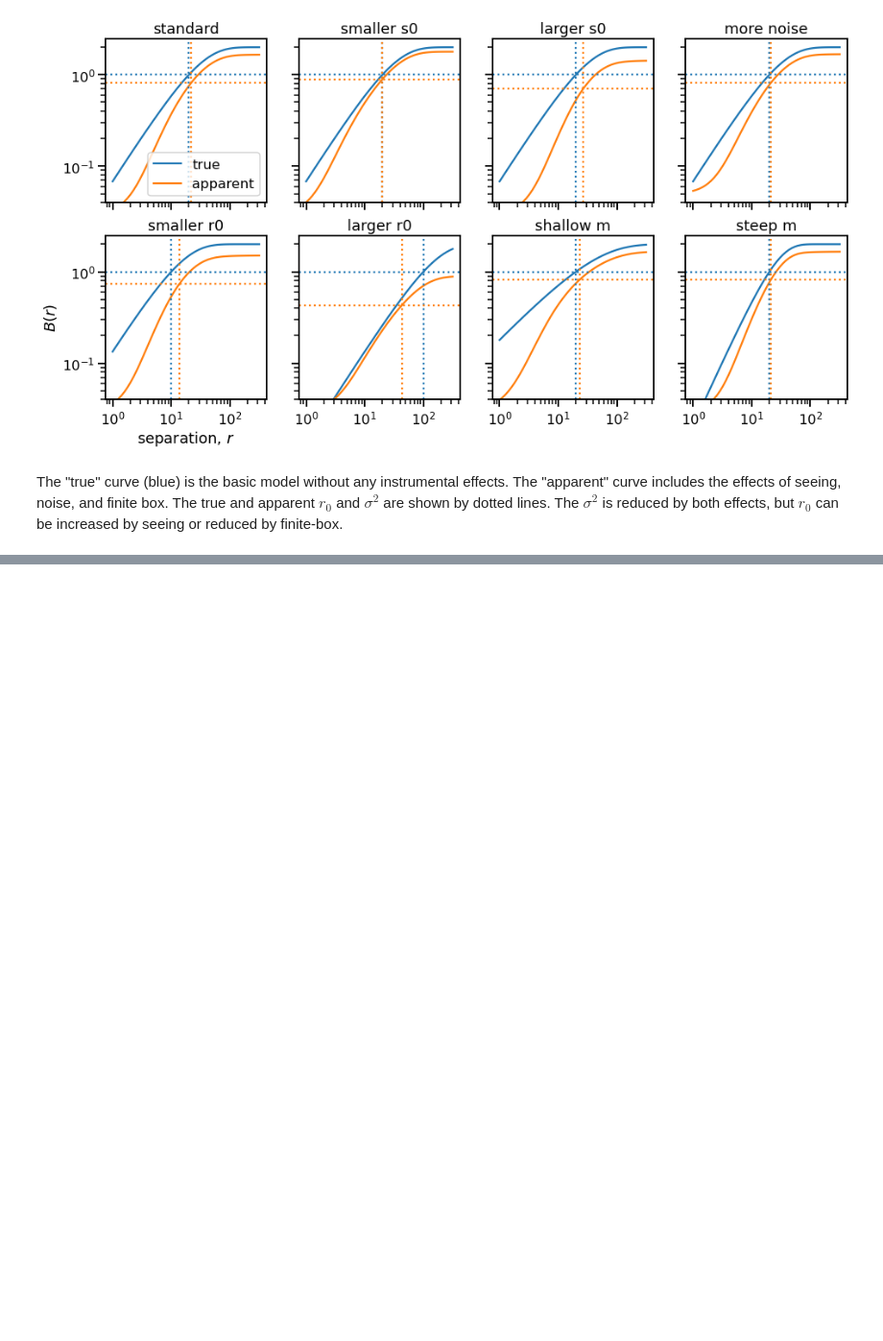
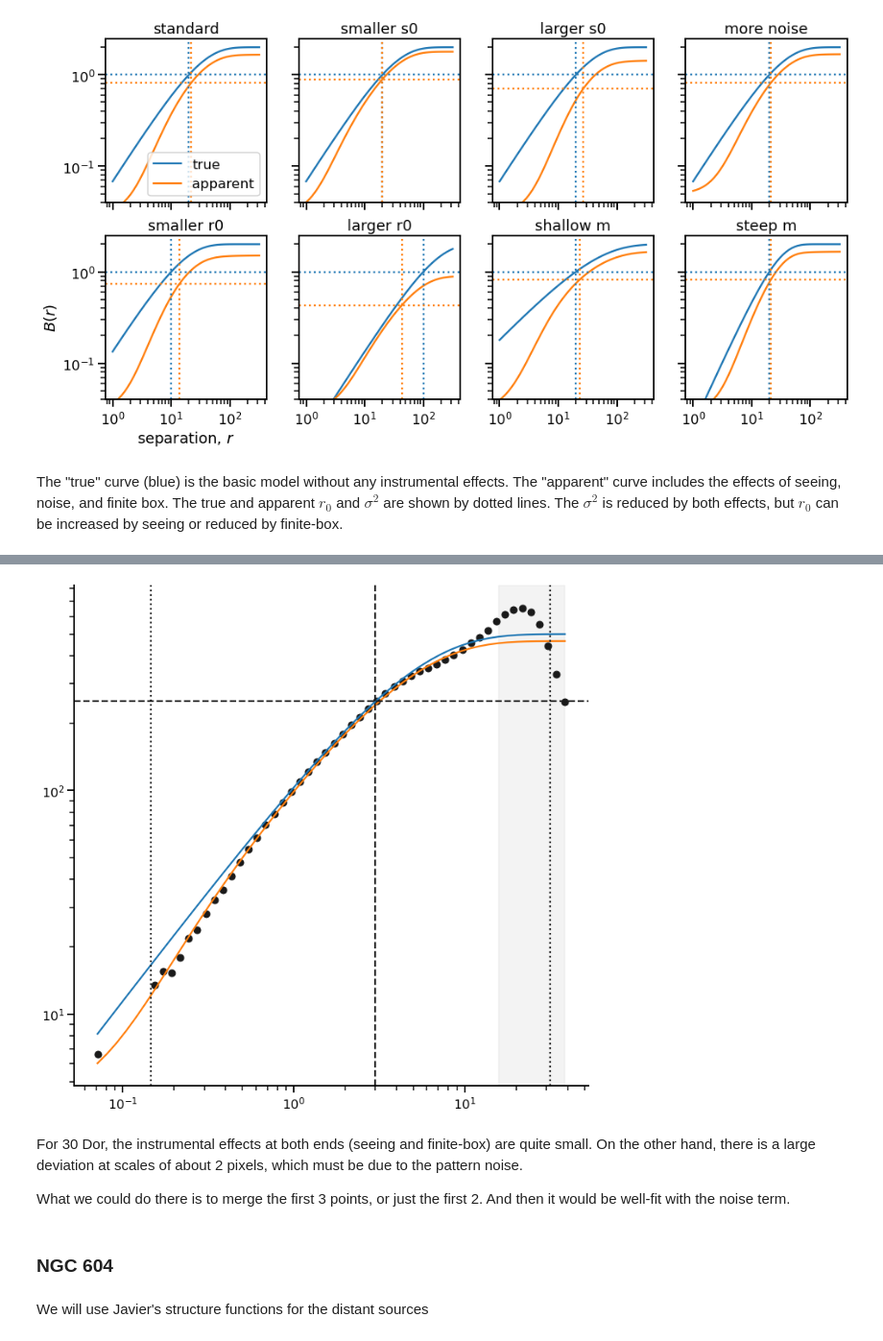
Before and after one commit to will-henney/mariano-velocity-statistics, a Jupyter notebook: new-model-strucfuncs.ipynb, the cells around one changed output, grey strips where cells are left out. Shown at 96% size. Cells and saved outputs as stored; diff of their text form; code cells hidden in the pictures; blank space fills up the shorter version.

```diff
--- a/new-model-strucfuncs.ipynb
+++ b/new-model-strucfuncs.ipynb
@@ -131,0 +290,4 @@ The "true" curve (blue) is the basic model without any instrumental effects.  Th
+# %%
+with open("tarantula-strucfunc-ha.json") as f:
+    sf = values2arrays(json.load(f))
+mask = sf["N pairs"] > 0
@@ -131,0 +302,62 @@ The "true" curve (blue) is the basic model without any instrumental effects.  Th
+# %%
+fig, ax = plt.subplots(figsize=(12, 12))
+
+
+r = 10**sf["log10 r"][mask]
+r *= pix_scale_pc
+B = sf["Unweighted B(r)"][mask]
+
+# Merge first K points
+K = 3
+r[K] = np.mean(r[:K])
+B[K] = np.mean(B[:K])
+r = r[K:]
+B = B[K:]
+
+# Observed strucfunc
+ax.plot(r, B, linestyle="none", marker="o", color="k")
+
+# Model parameters
+L = 650 * pix_scale_pc
+s0 = 0.3 * pc_per_arcsec
+r0 = 3.0
+m = 1.0
+sig2 = 250
+noise = 4.0
+
+# Model strucfunc
+rgrid = np.logspace(np.log10(r[0]), np.log10(r[-1]))
+
+true_b = ax.plot(
+    rgrid, bfunc00s(rgrid, r0, sig2, m),
+    label="true",
+)
+c_true = true_b[0].get_color()
+app_b = ax.plot(
+    rgrid,
+    bfunc04s(rgrid, r0, sig2, m, s0, noise, L),
+    label="apparent",
+)
+c_app = app_b[0].get_color()
+
+
+ax.axvline(L, color="k", linestyle="dotted")
+ax.axvline(2 * s0, color="k", linestyle="dotted")
+ax.axvline(r0, color="k", linestyle="dashed")
+ax.axhline(sig2, color="k", linestyle="dashed")
+ax.axvspan(L/2, r[-1], color="k", alpha=0.05, zorder=-1)
+ax.set(
+    xscale="log",
+    yscale="log",
+)
+sns.despine();
+# %% [output]
+[figure, added]
+# %% [markdown]
+For 30 Dor, the instrumental effects at both ends (seeing and finite-box) are quite small. On the other hand, there is a large deviation at scales of about 2 pixels, which must be due to the pattern noise.
+
+What we could do there is to merge the first 3 points, or just the first 2. And then it would be well-fit with the noise term.
+# %% [markdown]
+### NGC 604
+# %% [markdown]
+We will use Javier's structure functions for the distant sources
```
Also changed, not shown: parts of 33 cells of this notebook, 6 other files.
